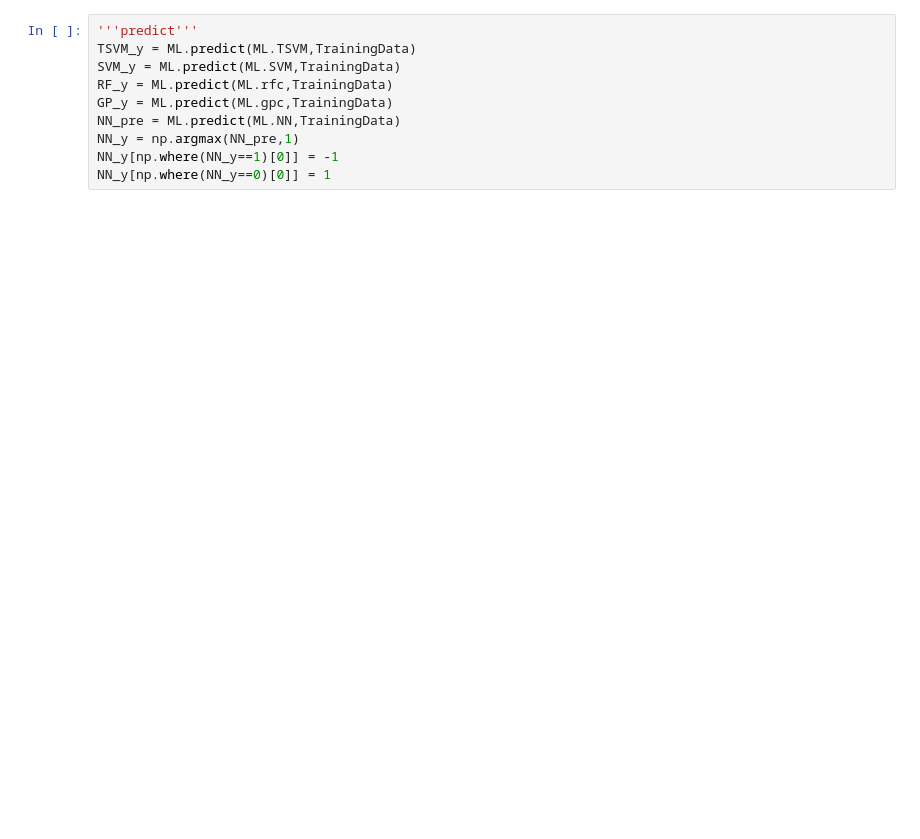
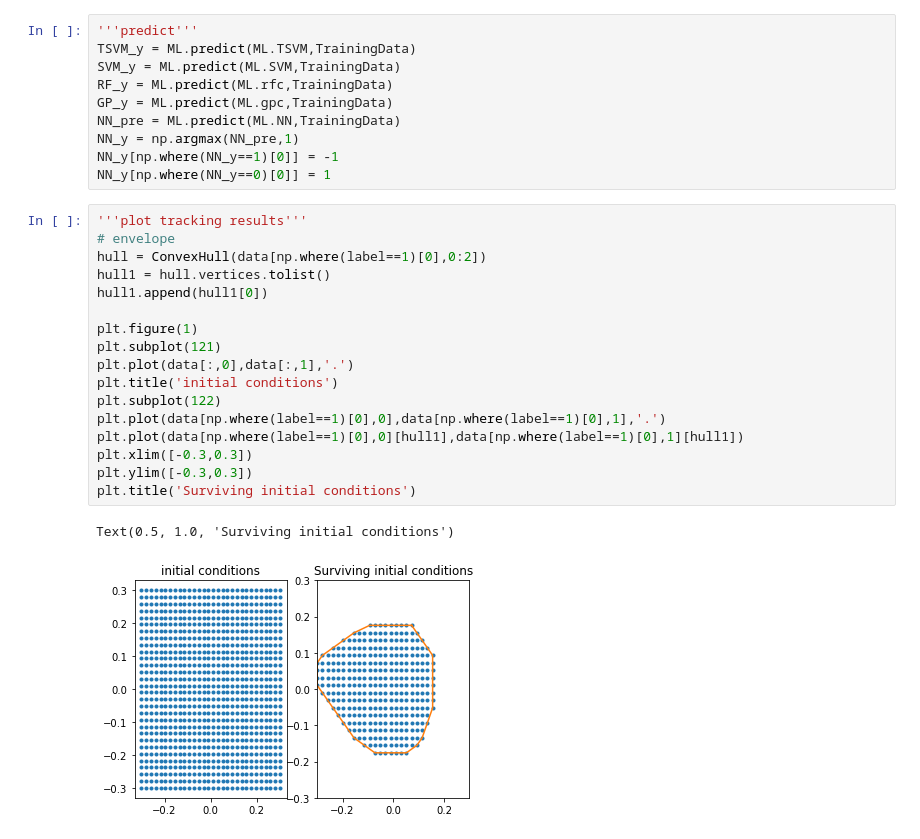
Before and after one commit to wanjinyu/ML_DA, a Jupyter notebook: demo1.ipynb, the cells around one changed output. Drawn from its saved outputs; the diff is of its cells as text; blank space fills up the shorter version.

```diff
--- a/demo1.ipynb
+++ b/demo1.ipynb
@@ -115,4 +117,24 @@ NN_pre = ML.predict(ML.NN,TrainingData)
 NN_y = np.argmax(NN_pre,1)
 NN_y[np.where(NN_y==1)[0]] = -1
 NN_y[np.where(NN_y==0)[0]] = 1
+# %%
+'''plot tracking results'''
+# envelope
+hull = ConvexHull(data[np.where(label==1)[0],0:2])
+hull1 = hull.vertices.tolist()
+hull1.append(hull1[0])
+
+plt.figure(1)
+plt.subplot(121)
+plt.plot(data[:,0],data[:,1],'.')
+plt.title('initial conditions')
+plt.subplot(122)
+plt.plot(data[np.where(label==1)[0],0],data[np.where(label==1)[0],1],'.')
+plt.plot(data[np.where(label==1)[0],0][hull1],data[np.where(label==1)[0],1][hull1])
+plt.xlim([-0.3,0.3])
+plt.ylim([-0.3,0.3])
+plt.title('Surviving initial conditions')
+# %% [output]
+Text(0.5, 1.0, 'Surviving initial conditions')
+[figure, added]
 # %%
```
Also changed, not shown: parts of 3 cells of this notebook.
